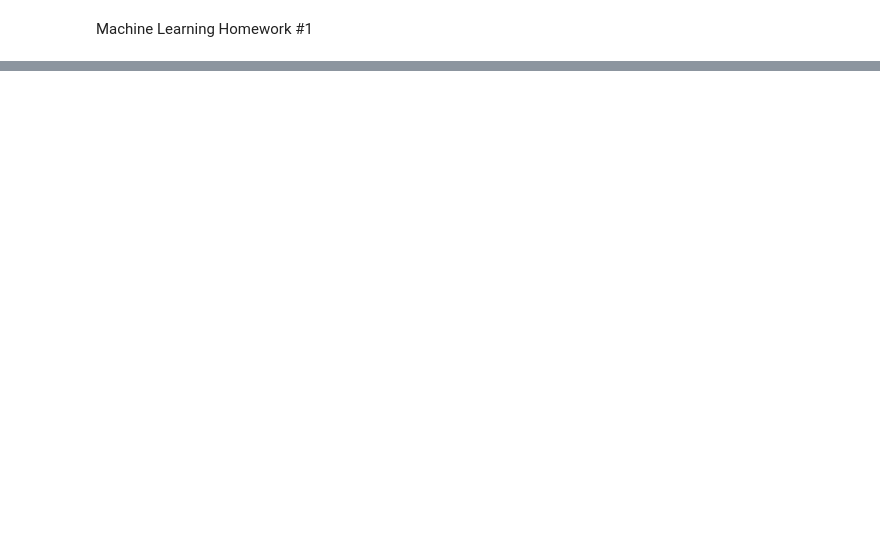
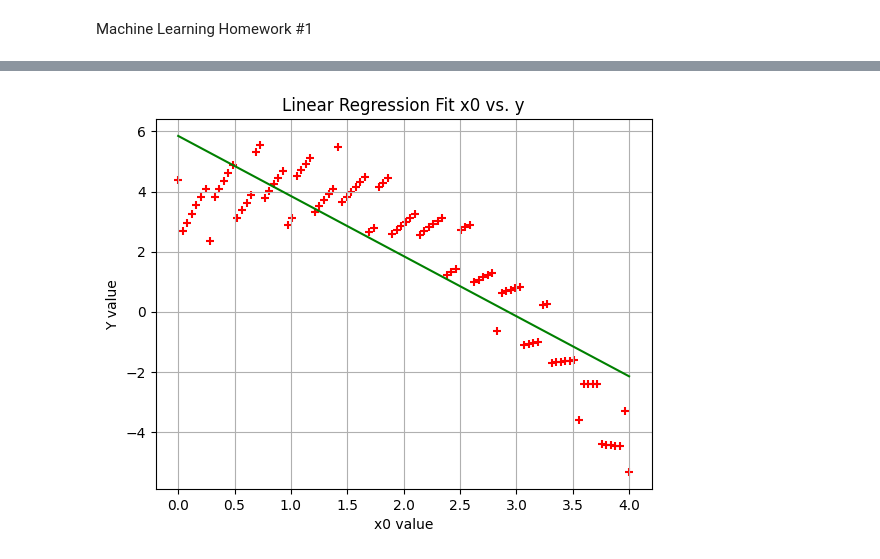
Before and after one commit to nrussell93/prework-about-me, a Jupyter notebook: Machine_Learning_HW_1.ipynb, the cells around one changed output, grey strips where cells are left out. Drawn from its saved outputs; the diff is of its cells as text; code cells hidden in the pictures; blank space fills up the shorter version.

```diff
--- a/Machine_Learning_HW_1.ipynb
+++ b/Machine_Learning_HW_1.ipynb
@@ -65,0 +98,93 @@ array([0., 0.])
+# %%
+import numpy as np
+import pandas as pd
+import matplotlib.pyplot as plt
+from google.colab import drive
+drive.mount('/content/drive')
+
+file_path = '/content/drive/My Drive/Colab Notebooks/D3.csv'
+df = pd.read_csv(file_path)
+
+x0 = df.values[:,0]
+x1 = df.values[:,1]
+x2 = df.values[:,2]
+y = df.values[:,3]
+l = len(x0)
+m = len(x1)
+n = len(x2)
+p = len(y)
+
+#plt.scatter(x0, y, color='red', marker='+')
+#plt.scatter(x1, y, color='blue', marker='+')
+#plt.scatter(x2, y, color='green', marker='+')
+#plt.show()
+#print(l)
+#print(m)
+#print(n)
+
+from IPython.display import display
+display(df)
+
+# Part 1
+# ONLY working on x0 vs y
+
+# Column vector, all 1's --> "bias" term for the linear regression model
+xx = np.ones((l,1))
+# Reshaping (X's) to make it 2D arrary suitable for matrix operations
+x_0 = x0.reshape((l,1))
+# Horizontally stacking xx and x_0, to create final feature matrix x
+x0 = np.hstack((xx, x_0))
+# Create array of theta initial values [x_naught, x_1]
+theta = [5.852,-2]
+iterations = 1500
+alpha = 0.01
+
+def compute_cost(x0, y, theta):
+  predictions = x0.dot(theta)
+  errors = np.subtract(predictions, y)
+  sqrErrors = np.square(errors)
+  # J : Scalar value, the cost
+  J = 1 / (2*l) * np.sum(sqrErrors)
+  return J
+
+cost = compute_cost(x0, y, theta)
+print('The cost for given value of theta_0 and theta_1 =', cost)
+
+def gradient_descent(x0, y, theta, alpha, interations):
+  p = len(y)
+  cost_history = np.zeros(iterations)
+
+  for i in range(iterations):
+    predictions = x0.dot(theta)
+    errors = np.subtract(predictions, y)
+    sum_delta = (alpha / p) * x0.transpose().dot(errors)
+    theta -= sum_delta
+    cost_history[i] = compute_cost(x0, y, theta)
+    return theta, cost_history
+
+
+
+theta, cost_history = gradient_descent(x0, y, theta, alpha, iterations)
+print('Final value of theta =', theta)
+print('cost_history = ', cost_history)
+
+plt.scatter(x0[:, 1], y, color = 'red', marker = '+', label = 'Training Data')
+plt.plot(x0[:, 1], x0.dot(theta), color = 'green', label = 'Linear Regression')
+plt.grid(True)
+plt.xlabel('x0 value')
+plt.ylabel('Y value')
+plt.title('Linear Regression Fit x0 vs. y')
+plt.show()
+
+plt.plot(range(1, iterations + 1), cost_history, color = 'blue')
+plt.grid(True)
+plt.xlabel('Number of iterations')
+plt.ylabel('Cost')
+plt.title('Convergence of Gradient Decent')
+plt.show()
+
+# Part 2
+# ONLY work on x1 vs. y
+
+#xxx =
+# %% [output]
@@ -65,0 +208 @@ array([0., 0.])
+[figure, added]
```
Also changed, not shown: parts of 2 cells of this notebook.
